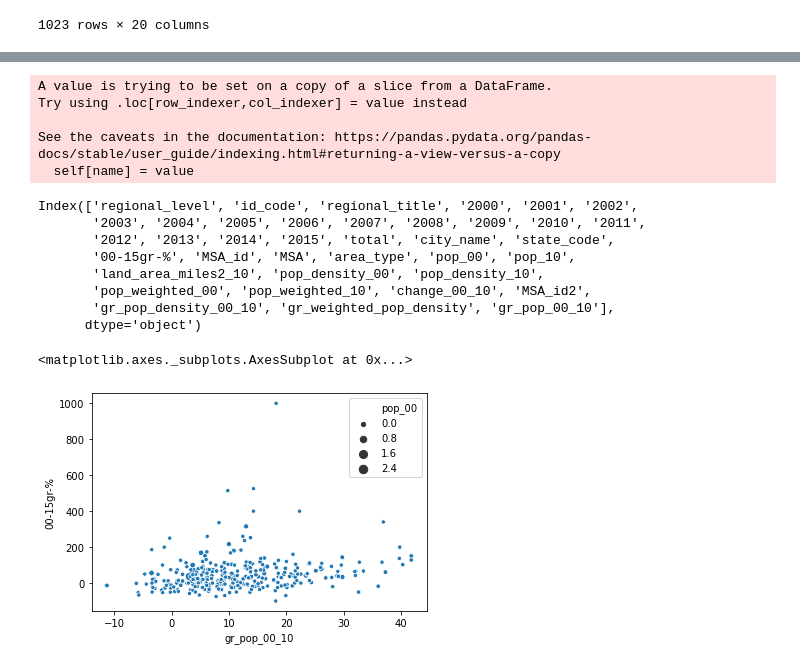
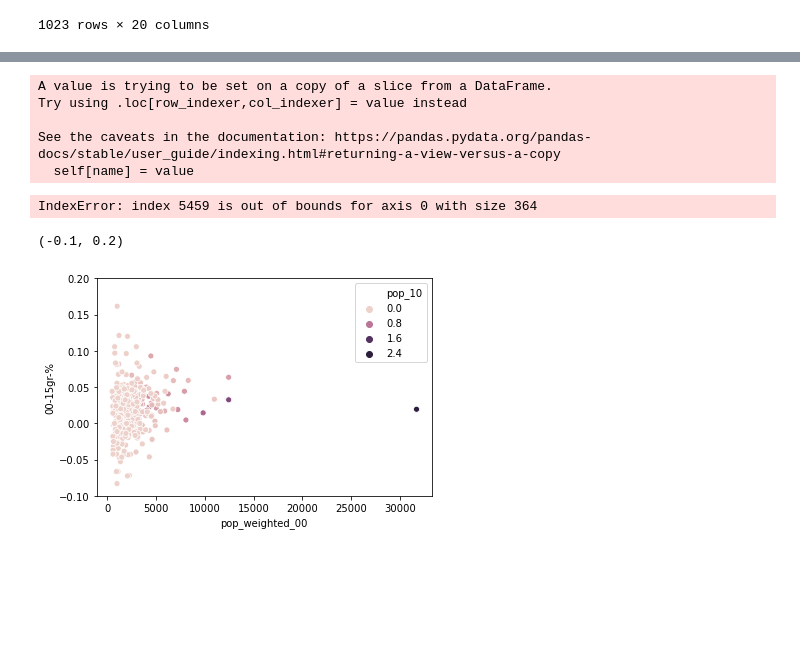
Before and after one commit to 107SBakst/107SBakst.github.io, a Jupyter notebook: Python/Project_chart2.ipynb, the cells around one changed output, grey strips where cells are left out. Drawn from its saved outputs; the diff is of its cells as text; code cells hidden in the pictures; blank space fills up the shorter version.

```diff
--- a/Python/Project_chart2.ipynb
+++ b/Python/Project_chart2.ipynb
@@ -364,5 +364,5 @@ metroip = dfip[dfip['regional_level'] == 'Metropolitan_Statistical_Area_']
 metroip = metroip[0:374] # This is to drop the row that totals all MSA rows.
 metroip['2000'] = metroip['2000'].astype(float)
 metroip['2015'] = metroip['2015'].astype(float)
-metroip['00-15gr-%'] = ((metroip['2015'] - metroip['2000'])/metroip['2000'])*100
+metroip['00-15gr-%'] = ((metroip['2015']/metroip['2000'])**(1/16))-1
 metroip2 = metroip[~metroip.isin([np.nan, np.inf, -np.inf]).any(1)] # This is to remove all rows with inf or nan values in the 00-15gr-% column. Without values we cannot do any graphical analysis on these rows.
@@ -418,32 +391,28 @@ See the caveats in the documentation: https://pandas.pydata.org/pandas-docs/stab
 metroip2.id_code = metroip2.id_code.astype('float')
 mdf = pd.merge(metroip2,df,left_on='id_code',right_on='MSA_id2')
 
-mdf['gr_pop_density_00_10'] = ((mdf['pop_density_10'] - mdf['pop_density_00'])/mdf['pop_density_00'])*100
-mdf['gr_weighted_pop_density'] = (mdf['change_00_10']/mdf['pop_weighted_00'])*100
-mdf['gr_pop_00_10'] = ((mdf['pop_10'] - mdf['pop_00'])/mdf['pop_00'])*100
-mdf = mdf.sort_values(['pop_00'], ascending=False)
+mdf['gr_pop_density_00_10'] = ((mdf['pop_density_10']/mdf['pop_density_00'])**(1/11))-1
+mdf['gr_weighted_pop_density'] = ((mdf['pop_weighted_10']/mdf['pop_weighted_00'])**(1/11))-1
+mdf['gr_pop_00_10'] = ((mdf['pop_10']/mdf['pop_00'])**(1/11))-1
+mdf = mdf.sort_values(['pop_density_10'], ascending=False)
 mdf.columns
+mdf['pop_density_10_bins'] = pd.qcut(mdf['pop_density_10'],[15.039047,1458.44])
+mdf
 # %% [output]
 A value is trying to be set on a copy of a slice from a DataFrame.
 Try using .loc[row_indexer,col_indexer] = value instead
 
 See the caveats in the documentation: https://pandas.pydata.org/pandas-docs/stable/user_guide/indexing.html#returning-a-view-versus-a-copy
   self[name] = value
-Index(['regional_level', 'id_code', 'regional_title', '2000', '2001', '2002',
-       '2003', '2004', '2005', '2006', '2007', '2008', '2009', '2010', '2011',
-       '2012', '2013', '2014', '2015', 'total', 'city_name', 'state_code',
-       '00-15gr-%', 'MSA_id', 'MSA', 'area_type', 'pop_00', 'pop_10',
-       'land_area_miles2_10', 'pop_density_00', 'pop_density_10',
-       'pop_weighted_00', 'pop_weighted_10', 'change_00_10', 'MSA_id2',
-       'gr_pop_density_00_10', 'gr_weighted_pop_density', 'gr_pop_00_10'],
-      dtype='object')
+IndexError: index 5459 is out of bounds for axis 0 with size 364
 # %%
 mdf = mdf.sort_values(['pop_00'], ascending=False)
 dat = mdf[0:300]
-sns.scatterplot(data=dat,x='gr_pop_00_10',y='00-15gr-%',size='pop_00')
+ax = sns.scatterplot(x='pop_weighted_00',y='00-15gr-%',data=dat, hue='pop_10')
 #plt.text(x = dat['gr_pop_density_00_10'], y = dat['00-15gr-%'])
 #plt.text(x=dat['gr_pop_density_00_10'],y=dat['00-15gr-%'],fontdict=dict(alpha=0.5, size=11))
 #sns.barplot(data=dat,x='MSA',y='gr_pop_density_00_10')
+plt.ylim(-0.1,0.2)
 # %% [output]
-<matplotlib.axes._subplots.AxesSubplot at 0x...>
+(-0.1, 0.2)
-[figure, old version]
+[figure, new version]
```
Also changed, not shown: parts of 5 cells of this notebook.
